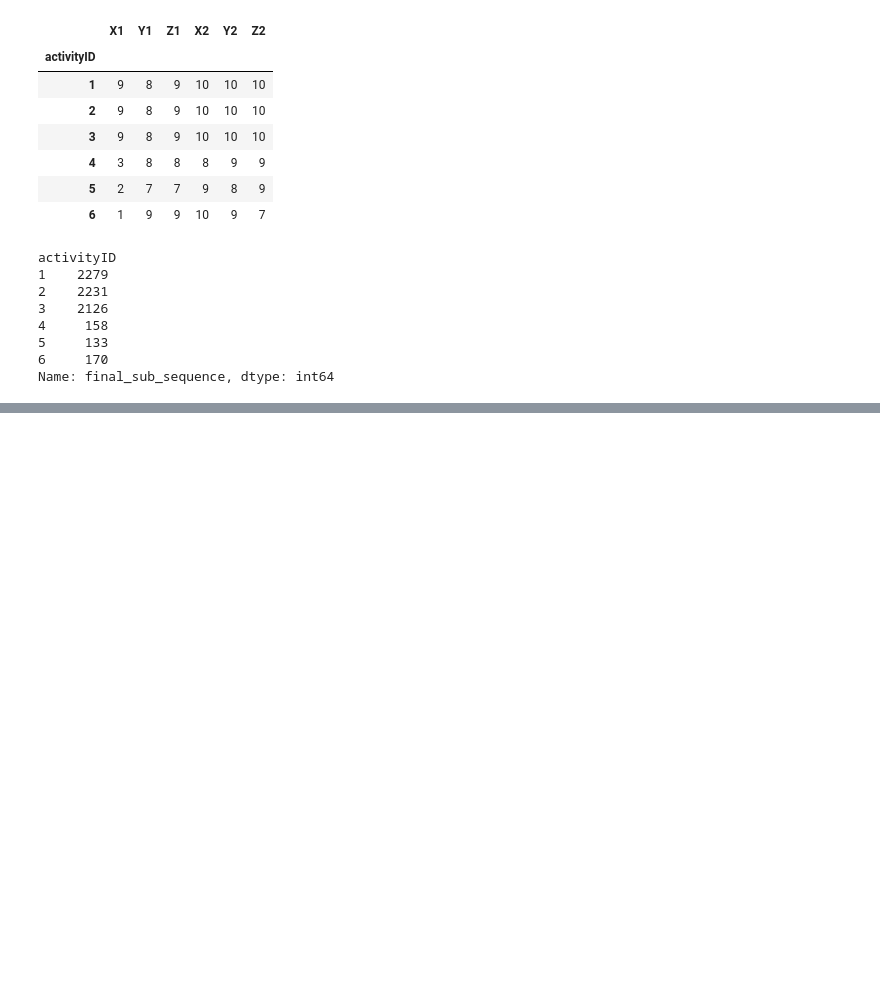
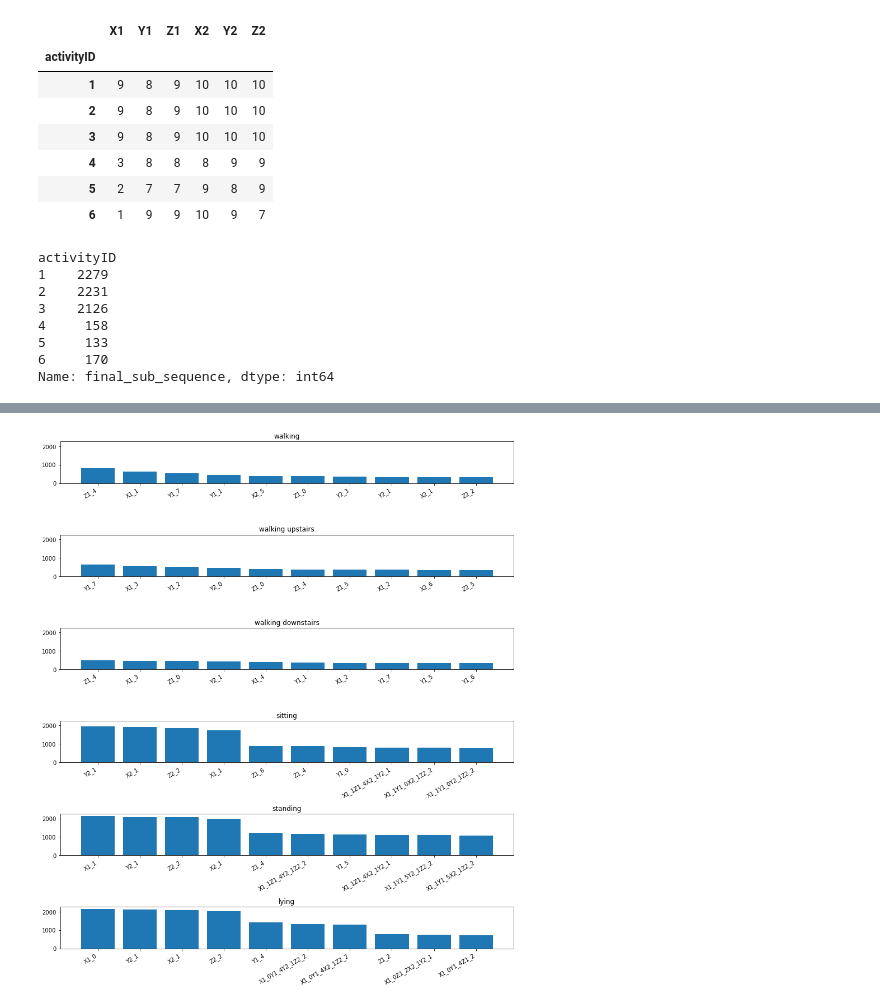
Before and after one commit to praveengadiyaram369/Activityrecognition_GaussianLDA, a Jupyter notebook: New_Changes/histogram_features.ipynb, the cells around one changed output, grey strips where cells are left out. Cells and saved outputs as stored; diff of their text form; code cells hidden in the pictures; blank space fills up the shorter version.

```diff
--- a/New_Changes/histogram_features.ipynb
+++ b/New_Changes/histogram_features.ipynb
@@ -498,3 +496,7 @@ plot_word_freqs(sensory_words_traindf)
+# %%
+plot_word_freqs(sensory_words_testdf)
+# %% [output]
+[figure, added]
 # %%
 sensory_words_traindf_1 = sensory_words_traindf.loc[(sensory_words_traindf['activityID'] == 1)][['X1', 'Y1', 'Z1', 'X2', 'Y2', 'Z2']]
 sensory_words_traindf_2 = sensory_words_traindf.loc[(sensory_words_traindf['activityID'] == 2)][['X1', 'Y1', 'Z1', 'X2', 'Y2', 'Z2']]
```
Also changed, not shown: parts of 2 cells of this notebook, 15 other files.
